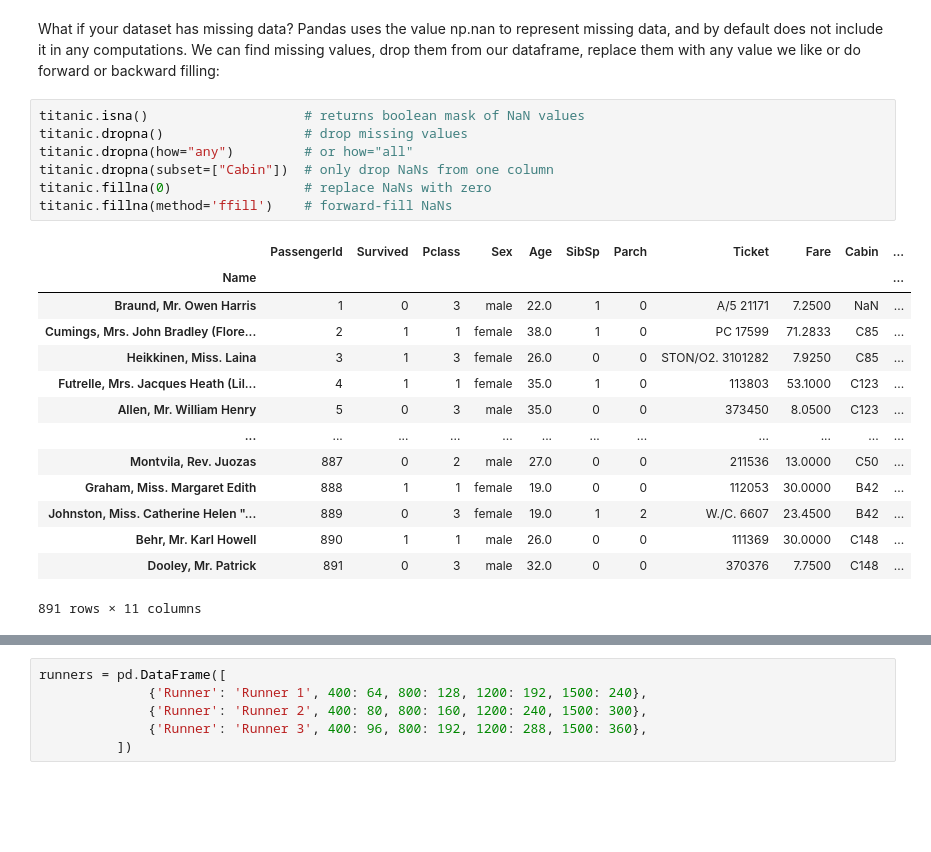
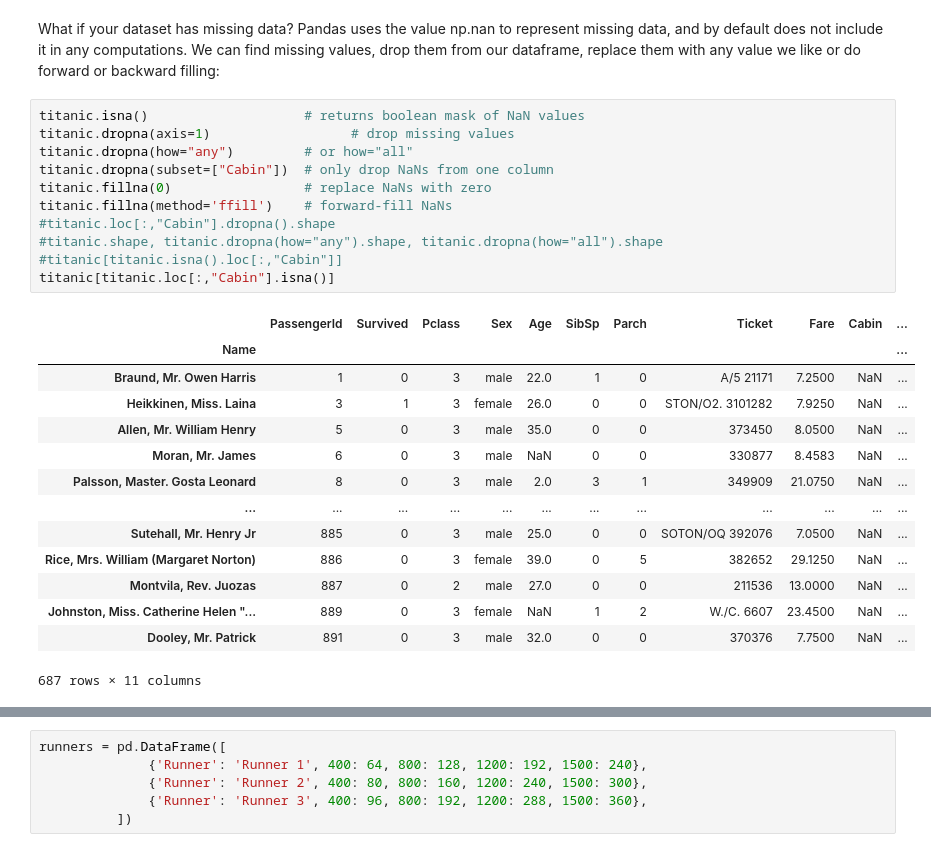
Before and after one commit to huiprobable/MATH473F23, a Jupyter notebook: Lectures/Lec03_pandas.ipynb, the cells around one changed output, grey strips where cells are left out. Cells and saved outputs as stored; diff of their text form; blank space fills up the shorter version.

```diff
--- a/Lectures/Lec03_pandas.ipynb
+++ b/Lectures/Lec03_pandas.ipynb
@@ -208,26 +209,30 @@ titanic[titanic.index.str.contains("Paul")]
 What if your dataset has missing data? Pandas uses the value np.nan to represent missing data, and by default does not include it in any computations. We can find missing values, drop them from our dataframe, replace them with any value we like or do forward or backward filling:
 # %%
 titanic.isna()                    # returns boolean mask of NaN values
-titanic.dropna()                  # drop missing values
+titanic.dropna(axis=1)                  # drop missing values
 titanic.dropna(how="any")         # or how="all"
 titanic.dropna(subset=["Cabin"])  # only drop NaNs from one column
 titanic.fillna(0)                 # replace NaNs with zero
 titanic.fillna(method='ffill')    # forward-fill NaNs
+#titanic.loc[:,"Cabin"].dropna().shape
+#titanic.shape, titanic.dropna(how="any").shape, titanic.dropna(how="all").shape
+#titanic[titanic.isna().loc[:,"Cabin"]]
+titanic[titanic.loc[:,"Cabin"].isna()]
 # %% [output]
 |  | PassengerId | Survived | Pclass | Sex | Age | SibSp | Parch | Ticket | Fare | Cabin | ... |
 | Name |  |  |  |  |  |  |  |  |  |  | ... |
 | Braund, Mr. Owen Harris | 1 | 0 | 3 | male | 22.0 | 1 | 0 | A/5 21171 | 7.2500 | NaN | ... |
-| Cumings, Mrs. John Bradley (Flore... | 2 | 1 | 1 | female | 38.0 | 1 | 0 | PC 17599 | 71.2833 | C85 | ... |
-| Heikkinen, Miss. Laina | 3 | 1 | 3 | female | 26.0 | 0 | 0 | STON/O2. 3101282 | 7.9250 | C85 | ... |
-| Futrelle, Mrs. Jacques Heath (Lil... | 4 | 1 | 1 | female | 35.0 | 1 | 0 | 113803 | 53.1000 | C123 | ... |
-| Allen, Mr. William Henry | 5 | 0 | 3 | male | 35.0 | 0 | 0 | 373450 | 8.0500 | C123 | ... |
+| Heikkinen, Miss. Laina | 3 | 1 | 3 | female | 26.0 | 0 | 0 | STON/O2. 3101282 | 7.9250 | NaN | ... |
+| Allen, Mr. William Henry | 5 | 0 | 3 | male | 35.0 | 0 | 0 | 373450 | 8.0500 | NaN | ... |
+| Moran, Mr. James | 6 | 0 | 3 | male | NaN | 0 | 0 | 330877 | 8.4583 | NaN | ... |
+| Palsson, Master. Gosta Leonard | 8 | 0 | 3 | male | 2.0 | 3 | 1 | 349909 | 21.0750 | NaN | ... |
 | ... | ... | ... | ... | ... | ... | ... | ... | ... | ... | ... | ... |
-| Montvila, Rev. Juozas | 887 | 0 | 2 | male | 27.0 | 0 | 0 | 211536 | 13.0000 | C50 | ... |
-| Graham, Miss. Margaret Edith | 888 | 1 | 1 | female | 19.0 | 0 | 0 | 112053 | 30.0000 | B42 | ... |
-| Johnston, Miss. Catherine Helen "... | 889 | 0 | 3 | female | 19.0 | 1 | 2 | W./C. 6607 | 23.4500 | B42 | ... |
-| Behr, Mr. Karl Howell | 890 | 1 | 1 | male | 26.0 | 0 | 0 | 111369 | 30.0000 | C148 | ... |
-| Dooley, Mr. Patrick | 891 | 0 | 3 | male | 32.0 | 0 | 0 | 370376 | 7.7500 | C148 | ... |
+| Sutehall, Mr. Henry Jr | 885 | 0 | 3 | male | 25.0 | 0 | 0 | SOTON/OQ 392076 | 7.0500 | NaN | ... |
+| Rice, Mrs. William (Margaret Norton) | 886 | 0 | 3 | female | 39.0 | 0 | 5 | 382652 | 29.1250 | NaN | ... |
+| Montvila, Rev. Juozas | 887 | 0 | 2 | male | 27.0 | 0 | 0 | 211536 | 13.0000 | NaN | ... |
+| Johnston, Miss. Catherine Helen "... | 889 | 0 | 3 | female | NaN | 1 | 2 | W./C. 6607 | 23.4500 | NaN | ... |
+| Dooley, Mr. Patrick | 891 | 0 | 3 | male | 32.0 | 0 | 0 | 370376 | 7.7500 | NaN | ... |
-891 rows × 11 columns
+687 rows × 11 columns
 # %% [markdown]
 ### Tidy data
 
```
Also changed, not shown: parts of 16 cells of this notebook.
